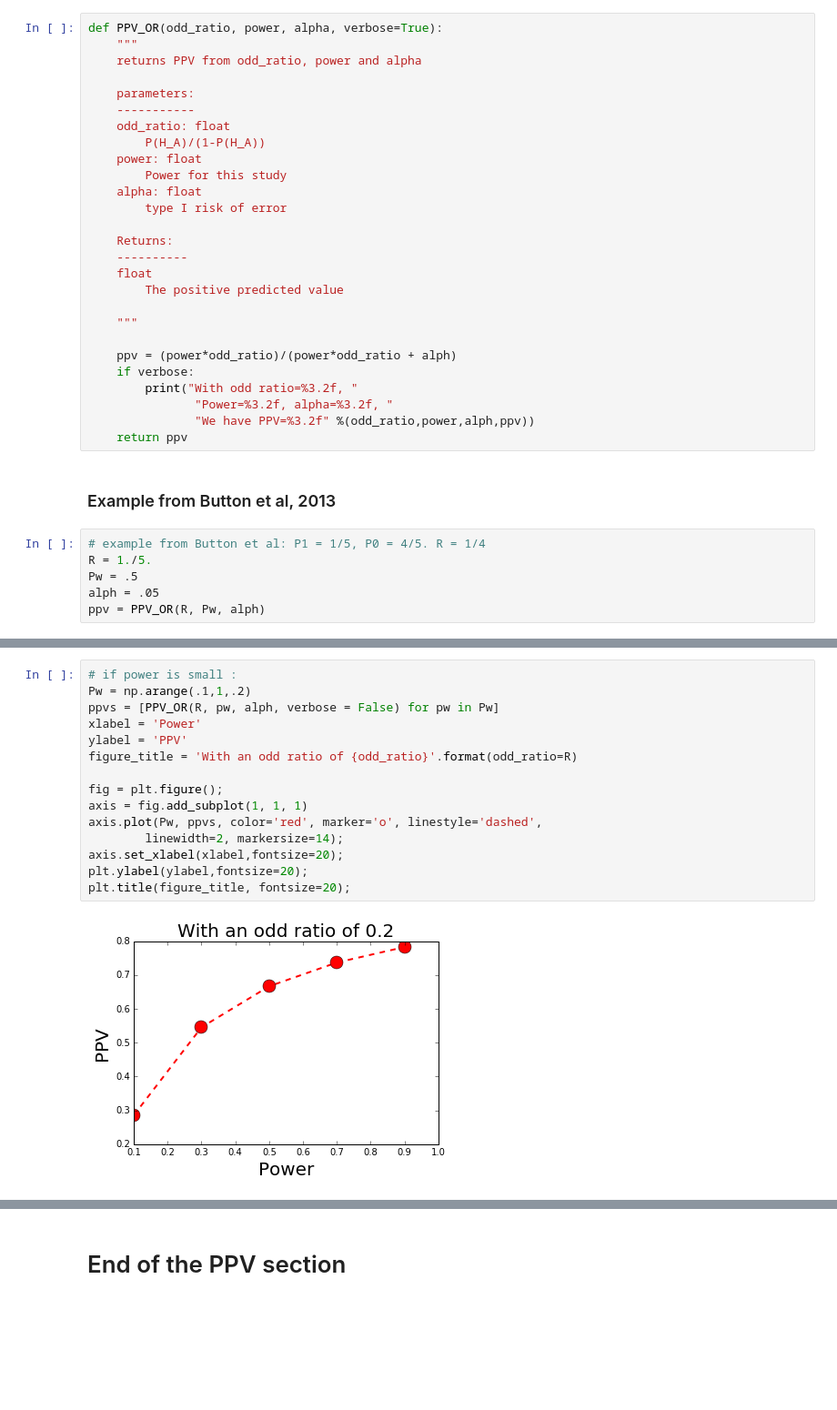
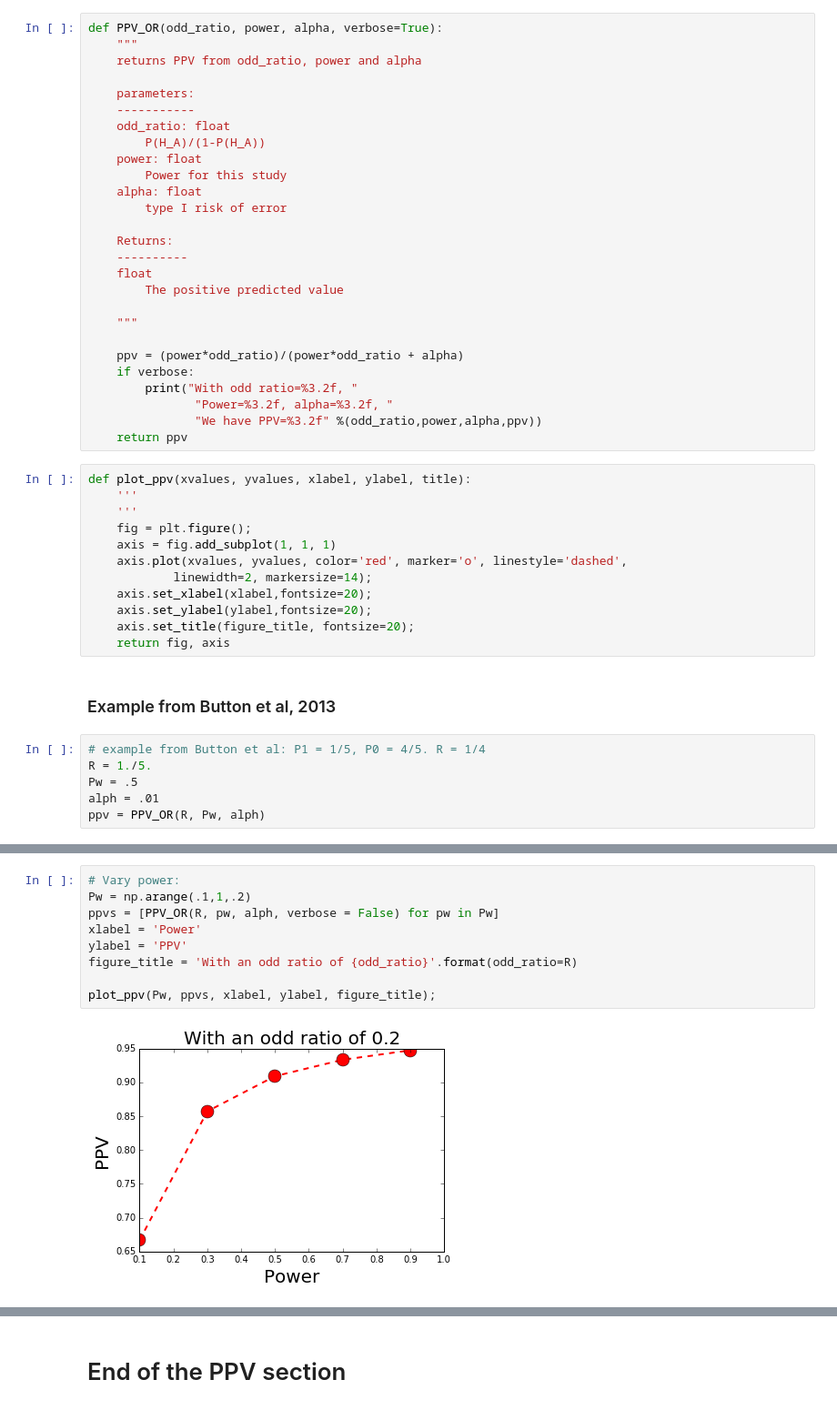
Before and after one commit to yukaizou2015/module-stats, a Jupyter notebook: notebooks/Positive-Predictive-Value.ipynb, the cells around one changed output, grey strips where cells are left out. Shown at 91% size. Saved outputs shown, nothing was run; the diff lists cells and outputs as text; blank space fills up the shorter version.

Commit message:
add some plotting of PPV

```diff
--- a/notebooks/Positive-Predictive-Value.ipynb
+++ b/notebooks/Positive-Predictive-Value.ipynb
@@ -194,18 +194,30 @@ def PPV_OR(odd_ratio, power, alpha, verbose=True):
 
     """
 
-    ppv = (power*odd_ratio)/(power*odd_ratio + alph)
+    ppv = (power*odd_ratio)/(power*odd_ratio + alpha)
     if verbose:
         print("With odd ratio=%3.2f, "
                "Power=%3.2f, alpha=%3.2f, "
-               "We have PPV=%3.2f" %(odd_ratio,power,alph,ppv))
+               "We have PPV=%3.2f" %(odd_ratio,power,alpha,ppv))
     return ppv
+# %%
+def plot_ppv(xvalues, yvalues, xlabel, ylabel, title):
+    '''
+    '''
+    fig = plt.figure();
+    axis = fig.add_subplot(1, 1, 1)
+    axis.plot(xvalues, yvalues, color='red', marker='o', linestyle='dashed',
+            linewidth=2, markersize=14);
+    axis.set_xlabel(xlabel,fontsize=20);
+    axis.set_ylabel(ylabel,fontsize=20);
+    axis.set_title(figure_title, fontsize=20);
+    return fig, axis
 # %% [markdown]
 ### Example from Button et al, 2013
 # %%
 # example from Button et al: P1 = 1/5, P0 = 4/5. R = 1/4
 R = 1./5.
 Pw = .5
-alph = .05
+alph = .01
 ppv = PPV_OR(R, Pw, alph)
 # %% [output]
@@ -213,17 +227,11 @@ With odd ratio=0.20, Power=0.50, alpha=0.05, We have PPV=0.67
 # %%
-# if power is small :
+# Vary power:
 Pw = np.arange(.1,1,.2)
 ppvs = [PPV_OR(R, pw, alph, verbose = False) for pw in Pw]
 xlabel = 'Power'
 ylabel = 'PPV'
 figure_title = 'With an odd ratio of {odd_ratio}'.format(odd_ratio=R)
 
-fig = plt.figure();
-axis = fig.add_subplot(1, 1, 1)
-axis.plot(Pw, ppvs, color='red', marker='o', linestyle='dashed',
-        linewidth=2, markersize=14);
-axis.set_xlabel(xlabel,fontsize=20);
-plt.ylabel(ylabel,fontsize=20);
-plt.title(figure_title, fontsize=20);
+plot_ppv(Pw, ppvs, xlabel, ylabel, figure_title);
 # %% [output]
-[figure, old version]
+[figure, new version]
```
Also changed, not shown: parts of 7 cells of this notebook.
